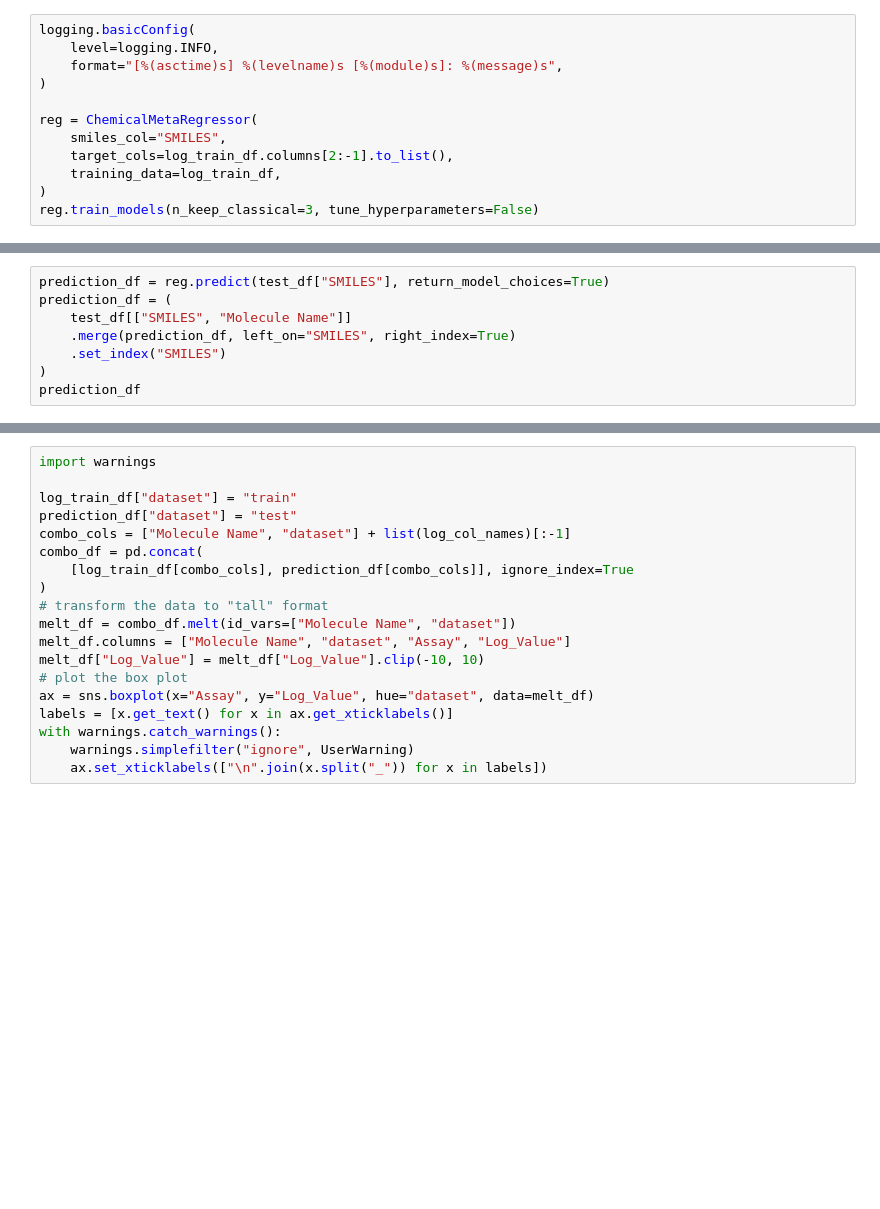
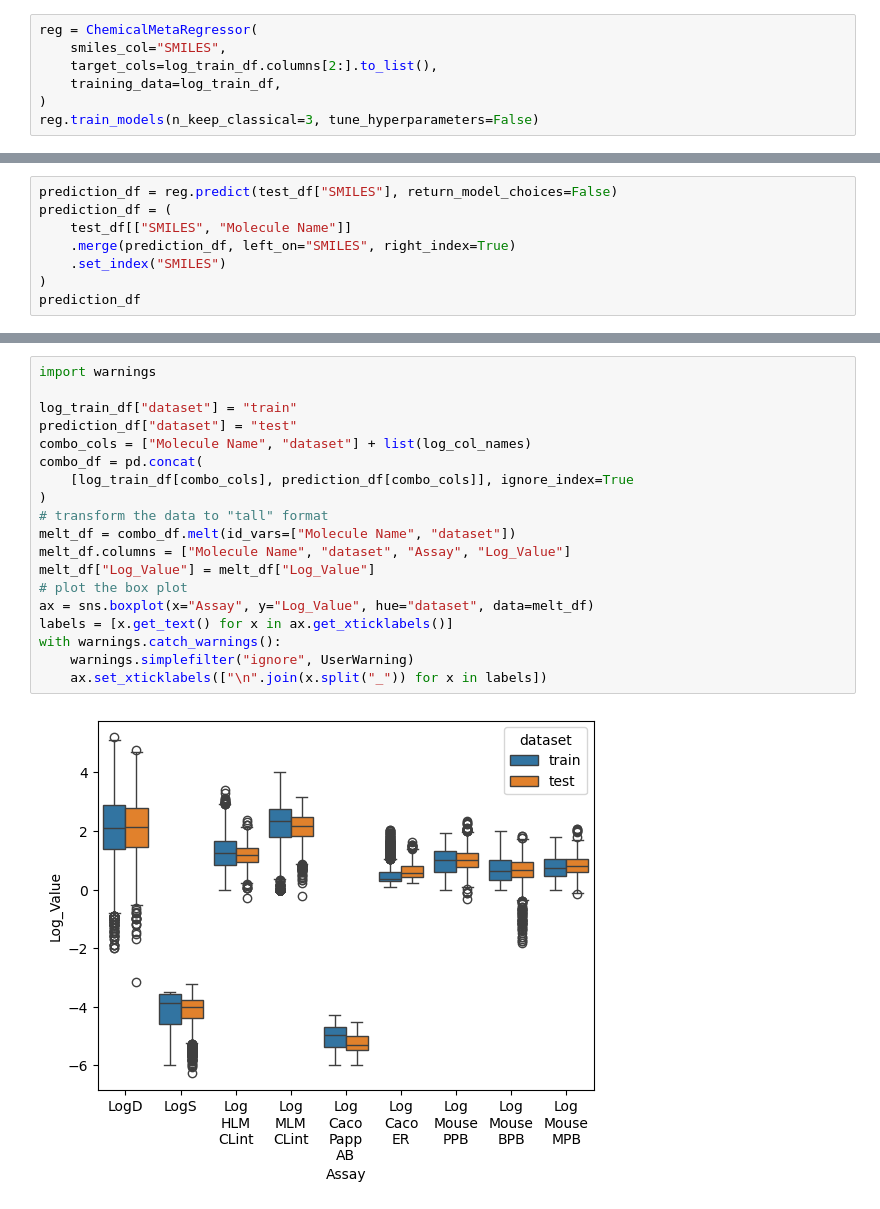
Before and after one commit to jonswain/OpenADMET_ExpansionRx_Blind_Challenge, a Jupyter notebook: usage.ipynb, the cells around one changed output, grey strips where cells are left out. Cells and saved outputs as stored; diff of their text form; blank space fills up the shorter version.

```diff
--- a/usage.ipynb
+++ b/usage.ipynb
@@ -53,12 +55,7 @@ plt.tight_layout()
 # %%
-logging.basicConfig(
-    level=logging.INFO,
-    format="[%(asctime)s] %(levelname)s [%(module)s]: %(message)s",
-)
-
 reg = ChemicalMetaRegressor(
     smiles_col="SMILES",
-    target_cols=log_train_df.columns[2:-1].to_list(),
+    target_cols=log_train_df.columns[2:].to_list(),
     training_data=log_train_df,
 )
 reg.train_models(n_keep_classical=3, tune_hyperparameters=False)
@@ -84,5 +80,5 @@ KeyboardInterrupt:
 # %%
-prediction_df = reg.predict(test_df["SMILES"], return_model_choices=True)
+prediction_df = reg.predict(test_df["SMILES"], return_model_choices=False)
 prediction_df = (
     test_df[["SMILES", "Molecule Name"]]
     .merge(prediction_df, left_on="SMILES", right_index=True)
@@ -92,22 +120,24 @@ prediction_df
 # %%
 import warnings
 
 log_train_df["dataset"] = "train"
 prediction_df["dataset"] = "test"
-combo_cols = ["Molecule Name", "dataset"] + list(log_col_names)[:-1]
+combo_cols = ["Molecule Name", "dataset"] + list(log_col_names)
 combo_df = pd.concat(
     [log_train_df[combo_cols], prediction_df[combo_cols]], ignore_index=True
 )
 # transform the data to "tall" format
 melt_df = combo_df.melt(id_vars=["Molecule Name", "dataset"])
 melt_df.columns = ["Molecule Name", "dataset", "Assay", "Log_Value"]
-melt_df["Log_Value"] = melt_df["Log_Value"].clip(-10, 10)
+melt_df["Log_Value"] = melt_df["Log_Value"]
 # plot the box plot
 ax = sns.boxplot(x="Assay", y="Log_Value", hue="dataset", data=melt_df)
 labels = [x.get_text() for x in ax.get_xticklabels()]
 with warnings.catch_warnings():
     warnings.simplefilter("ignore", UserWarning)
     ax.set_xticklabels(["\n".join(x.split("_")) for x in labels])
+# %% [output]
+[figure, added]
 # %%
 reverse_dict = dict([(x[-1], x[0:-1]) for x in conversion_df.values])
 prediction_df = prediction_df.reset_index()
```
Also changed, not shown: parts of 9 cells of this notebook.
